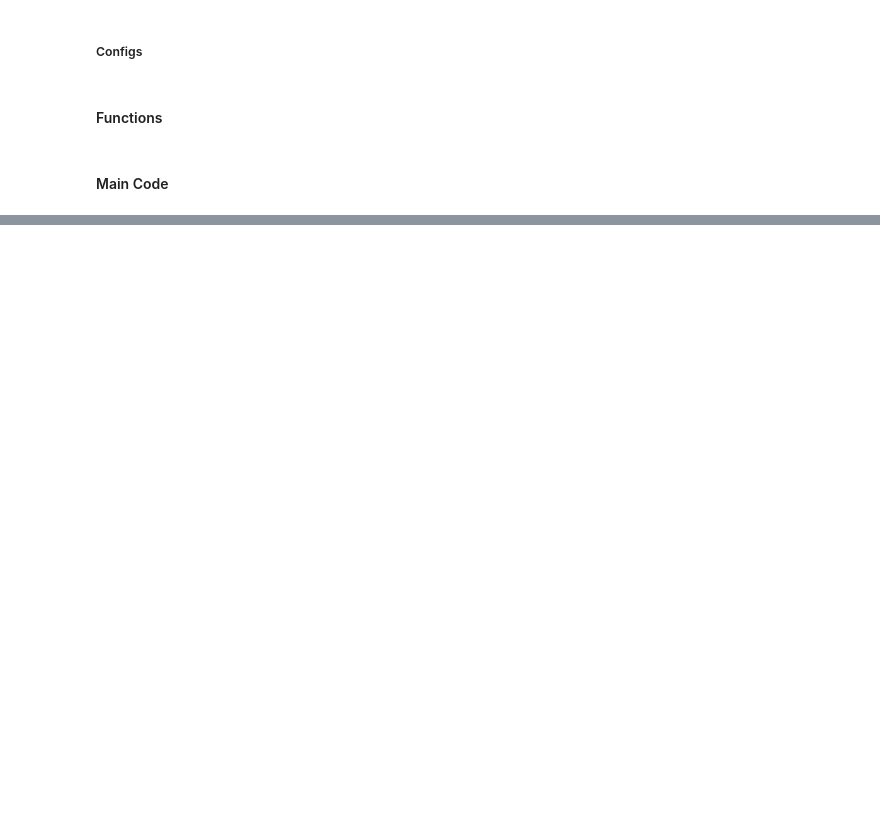
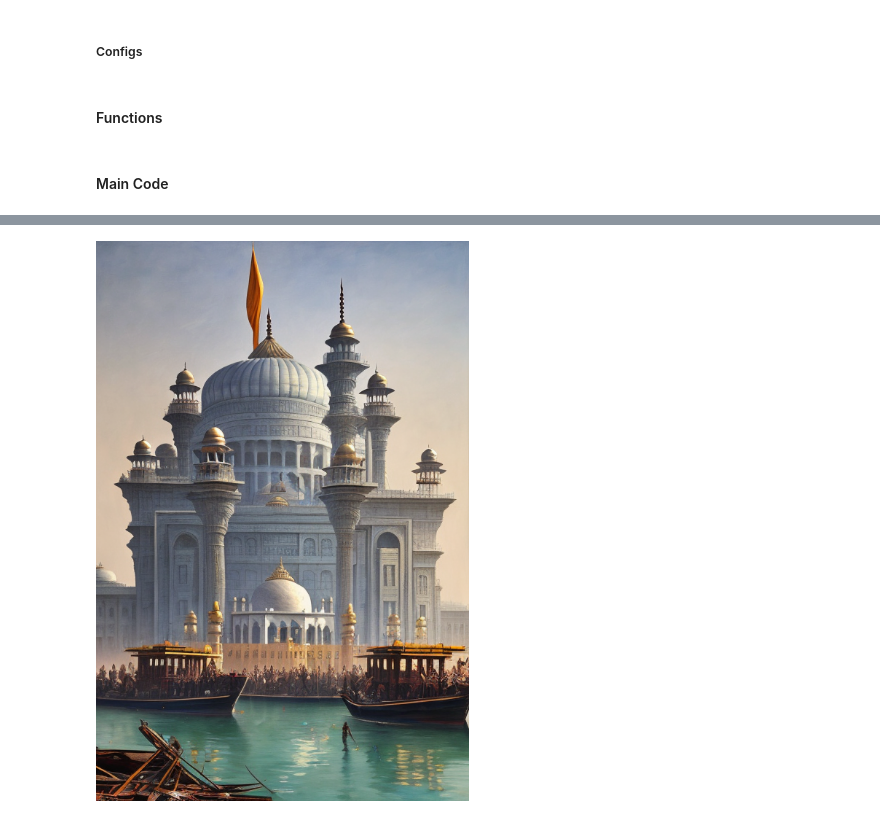
Before and after one commit to VishalPrem1994/AIGenPlayGround, a Jupyter notebook: TodayInHistoryGen/StaticImageGen.ipynb, the cells around one changed output, grey strips where cells are left out. Saved outputs shown, nothing was run; the diff lists cells and outputs as text; code cells hidden in the pictures; blank space fills up the shorter version.

```diff
--- a/TodayInHistoryGen/StaticImageGen.ipynb
+++ b/TodayInHistoryGen/StaticImageGen.ipynb
@@ -19,6 +34,18 @@ openai.organization = OPEN_AI_ORG
 openai.api_key = OPEN_AI_KEY
 # %% [markdown]
 #### Functions
+# %%
+def getSDPipeline():
+  torch.cuda.empty_cache()
+  g_cuda = torch.Generator(device='cuda')
+  model_id = "prompthero/openjourney"
+  device = "cuda"
+  seed = 70034
+  g_cuda.manual_seed(seed)
+
+  pipe = StableDiffusionPipeline.from_pretrained(model_id,torch_dtype=torch.float16)
+  pipe = pipe.to(device)
+  return pipe
 # %%
 class Image:
     def __init__(self, filename, time=500, size=500):
@@ -66,7 +93,7 @@ def promptsForDate(date,promptType):
         return "Summarize two famous event that happened on "+str(date.strftime("%d"))+" "+str(date.strftime("%B"))
 
 def promptForImageGeneration(rawText):
-    return "Generate three detailed Prompts for giving ai art generation models for the following text "+str(rawText)
+    return "Generate three detailed Prompts for ai art generation  for the following text "+str(rawText)
 
 def promptsListCleanUp(rawTextList):
     newList = list()
@@ -143,0 +175,29 @@ process("Sample Images")
+# %%
+pipe = getSDPipeline()
+# %%
+prompt = imagePrompts[0][0]
+negative_prompt = "far away, blurry face, wrong eyes, extra hands, extra legs, weird eyes, disfigured face, (((backlight))), (((dark face))), ((cropped head)), ((out of frame)), ((long neck)), deformed, cripple, ugly, additional arms, additional legs, additional head, two heads, multiple people, group of people"
+prompt = prompt + " beautiful painting by greg rutkowski and magali villanueve, intricate, highly detailed"
+
+num_samples = 1
+height = 768
+width = 512
+guidance_scale = 9
+num_inference_steps = 70
+
+
+
+images = pipe(
+    prompt,
+    height=height,
+    width=width,
+    negative_prompt=negative_prompt,
+    num_images_per_prompt=num_samples,
+    num_inference_steps=num_inference_steps,
+    guidance_scale=guidance_scale,
+    ).images
+
+for img in images:
+    display(img)
+# %% [output]
+[figure, added]
```
Also changed, not shown: parts of 8 cells of this notebook.
